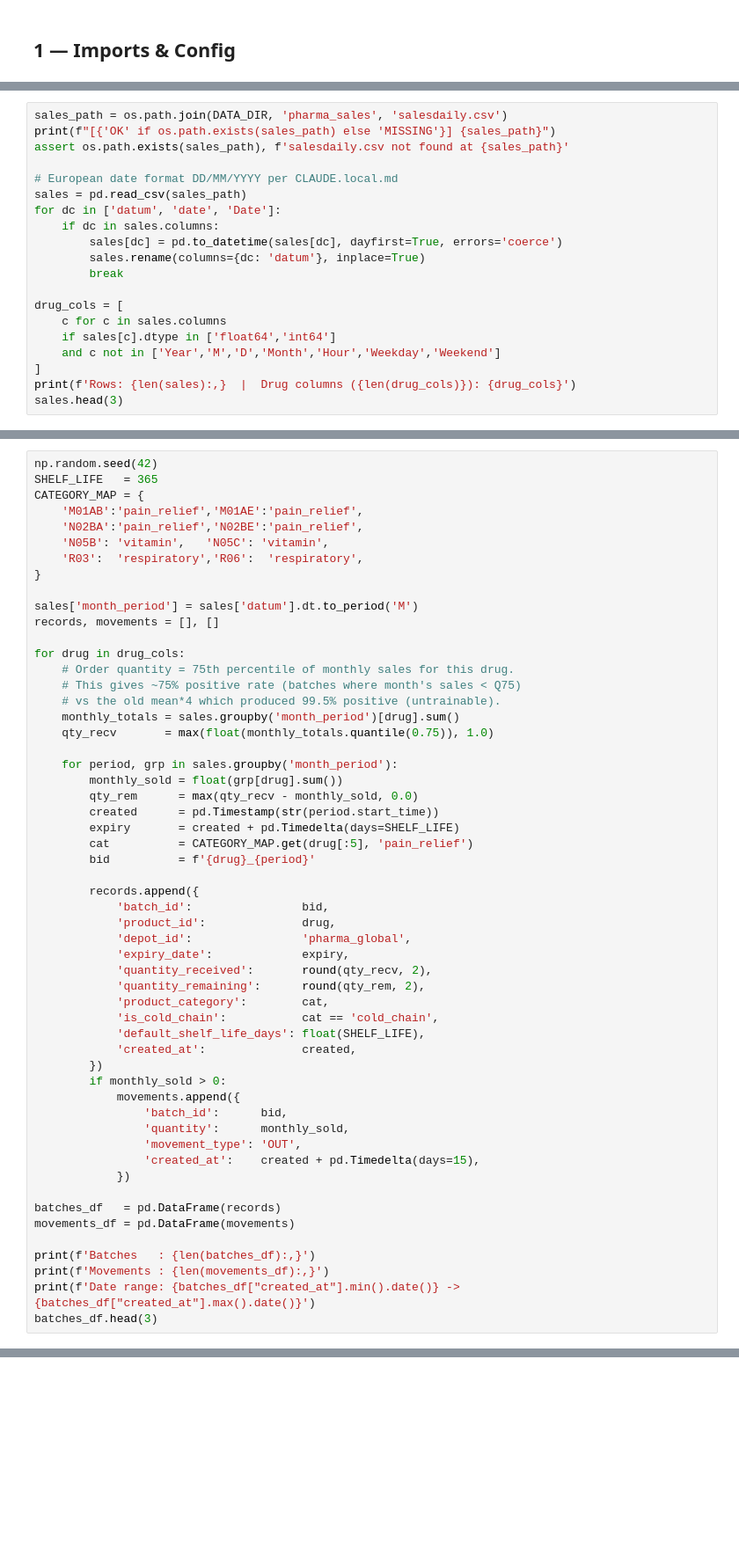
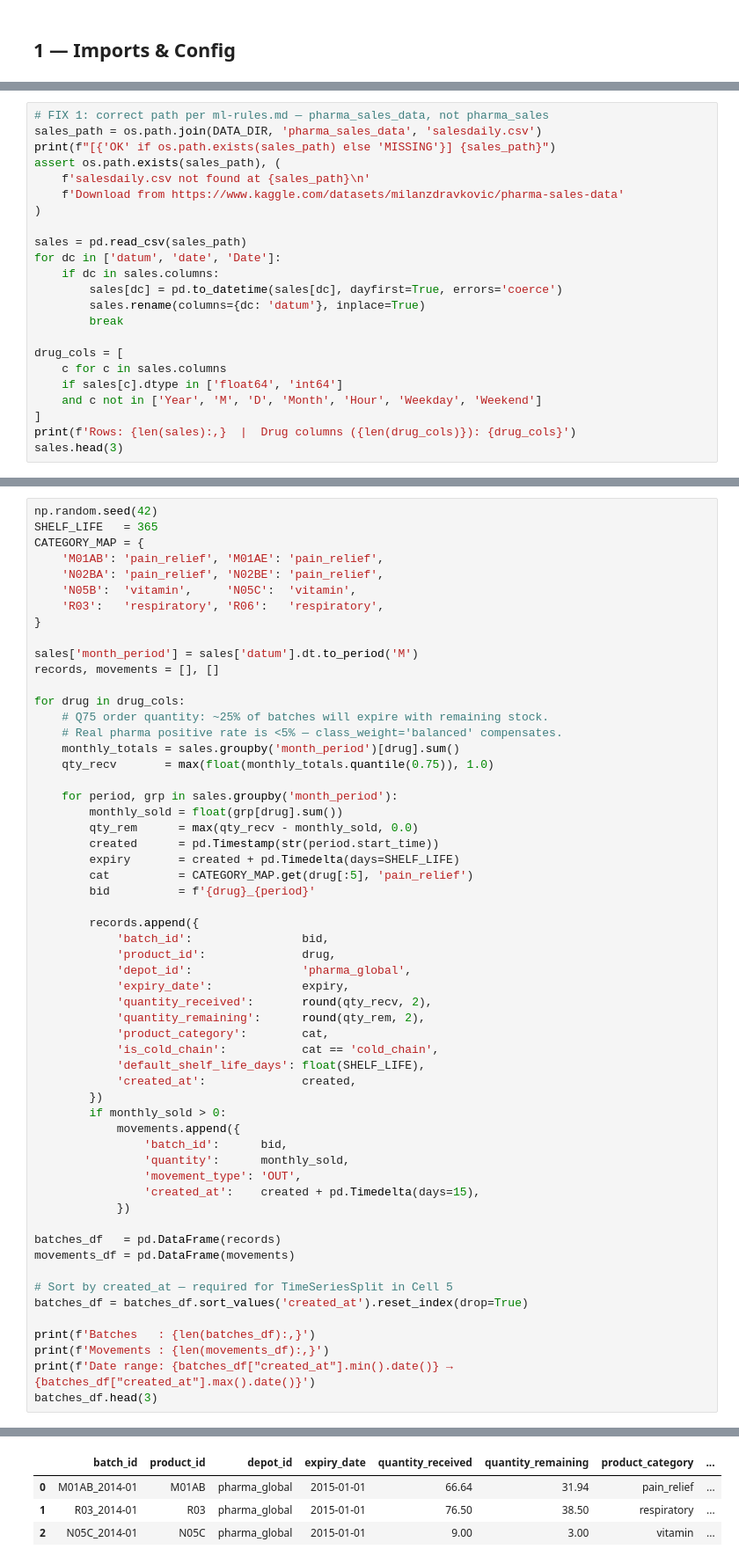
Before and after one commit to FlowSync-FS/FlowSync-ML-and-Agents, a Jupyter notebook: ml/models/expiry_risk.ipynb, the cells around one changed output, grey strips where cells are left out. Shown at 88% size. Saved outputs shown, nothing was run; the diff lists cells and outputs as text; blank space fills up the shorter version.

```diff
--- a/ml/models/expiry_risk.ipynb
+++ b/ml/models/expiry_risk.ipynb
@@ -71,9 +87,12 @@ Imports OK
 # %%
-sales_path = os.path.join(DATA_DIR, 'pharma_sales', 'salesdaily.csv')
+# FIX 1: correct path per ml-rules.md — pharma_sales_data, not pharma_sales
+sales_path = os.path.join(DATA_DIR, 'pharma_sales_data', 'salesdaily.csv')
 print(f"[{'OK' if os.path.exists(sales_path) else 'MISSING'}] {sales_path}")
-assert os.path.exists(sales_path), f'salesdaily.csv not found at {sales_path}'
+assert os.path.exists(sales_path), (
+    f'salesdaily.csv not found at {sales_path}\n'
+    f'Download from https://www.kaggle.com/datasets/milanzdravkovic/pharma-sales-data'
+)
 
-# European date format DD/MM/YYYY per CLAUDE.local.md
 sales = pd.read_csv(sales_path)
 for dc in ['datum', 'date', 'Date']:
     if dc in sales.columns:
@@ -83,8 +102,8 @@ for dc in ['datum', 'date', 'Date']:
 
 drug_cols = [
     c for c in sales.columns
-    if sales[c].dtype in ['float64','int64']
-    and c not in ['Year','M','D','Month','Hour','Weekday','Weekend']
+    if sales[c].dtype in ['float64', 'int64']
+    and c not in ['Year', 'M', 'D', 'Month', 'Hour', 'Weekday', 'Weekend']
 ]
 print(f'Rows: {len(sales):,}  |  Drug columns ({len(drug_cols)}): {drug_cols}')
 sales.head(3)
@@ -112,19 +134,18 @@ Features are NOT set here — `build_expiry_features` computes them from
 np.random.seed(42)
 SHELF_LIFE   = 365
 CATEGORY_MAP = {
-    'M01AB':'pain_relief','M01AE':'pain_relief',
-    'N02BA':'pain_relief','N02BE':'pain_relief',
-    'N05B': 'vitamin',   'N05C': 'vitamin',
-    'R03':  'respiratory','R06':  'respiratory',
+    'M01AB': 'pain_relief', 'M01AE': 'pain_relief',
+    'N02BA': 'pain_relief', 'N02BE': 'pain_relief',
+    'N05B':  'vitamin',     'N05C':  'vitamin',
+    'R03':   'respiratory', 'R06':   'respiratory',
 }
 
 sales['month_period'] = sales['datum'].dt.to_period('M')
 records, movements = [], []
 
 for drug in drug_cols:
-    # Order quantity = 75th percentile of monthly sales for this drug.
-    # This gives ~75% positive rate (batches where month's sales < Q75)
-    # vs the old mean*4 which produced 99.5% positive (untrainable).
+    # Q75 order quantity: ~25% of batches will expire with remaining stock.
+    # Real pharma positive rate is <5% — class_weight='balanced' compensates.
     monthly_totals = sales.groupby('month_period')[drug].sum()
     qty_recv       = max(float(monthly_totals.quantile(0.75)), 1.0)
 
@@ -159,7 +180,11 @@ for drug in drug_cols:
 batches_df   = pd.DataFrame(records)
 movements_df = pd.DataFrame(movements)
 
+# Sort by created_at — required for TimeSeriesSplit in Cell 5
+batches_df = batches_df.sort_values('created_at').reset_index(drop=True)
+
 print(f'Batches   : {len(batches_df):,}')
 print(f'Movements : {len(movements_df):,}')
-print(f'Date range: {batches_df["created_at"].min().date()} -> {batches_df["created_at"].max().date()}')
+print(f'Date range: {batches_df["created_at"].min().date()} → {batches_df["created_at"].max().date()}')
 batches_df.head(3)
+# %% [output]
@@ -165,0 +194,4 @@ batches_df.head(3)
+|  | batch_id | product_id | depot_id | expiry_date | quantity_received | quantity_remaining | product_category | ... |
+| 0 | M01AB_2014-01 | M01AB | pharma_global | 2015-01-01 | 66.64 | 31.94 | pain_relief | ... |
+| 1 | R03_2014-01 | R03 | pharma_global | 2015-01-01 | 76.50 | 38.50 | respiratory | ... |
+| 2 | N05C_2014-01 | N05C | pharma_global | 2015-01-01 | 9.00 | 3.00 | vitamin | ... |
```
Also changed, not shown: parts of 25 cells of this notebook, 4 other files.
